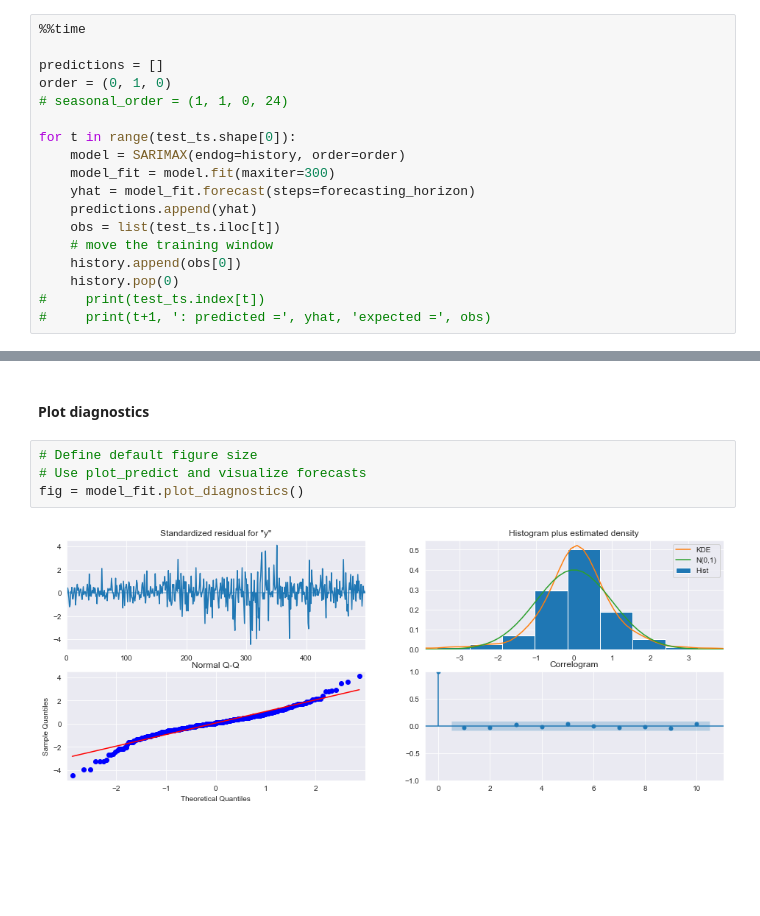
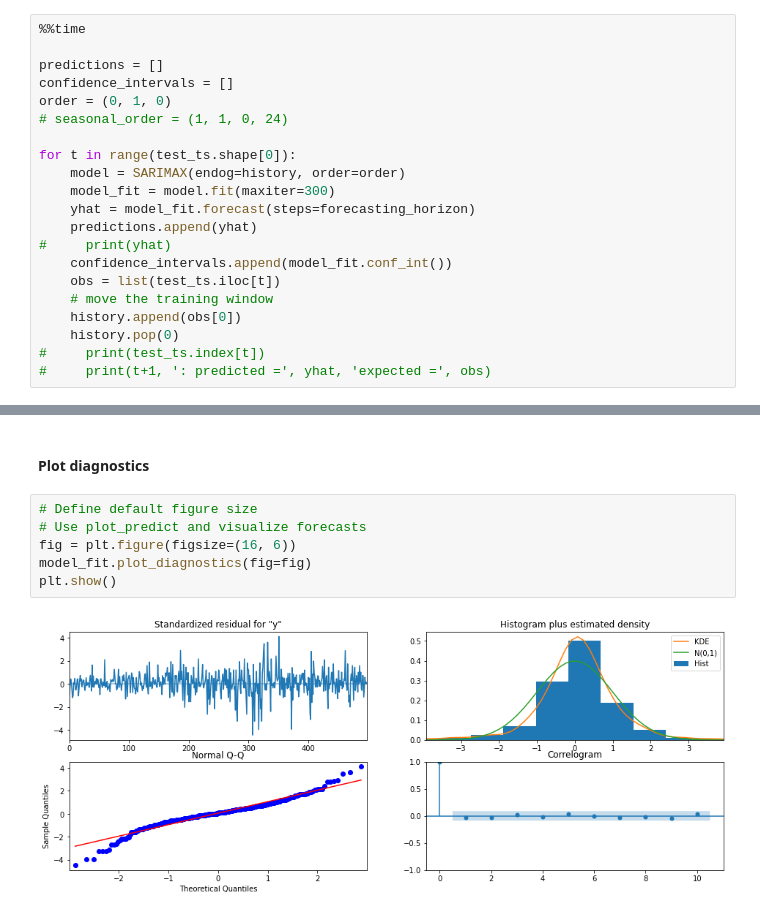
Before and after one commit to vantuan5644/StockPriceForecasting, a Jupyter notebook: notebooks/EDA_baseline.ipynb, the cells around one changed output, grey strips where cells are left out. Cells and saved outputs as stored; diff of their text form; blank space fills up the shorter version.

```diff
--- a/notebooks/EDA_baseline.ipynb
+++ b/notebooks/EDA_baseline.ipynb
@@ -712,6 +724,7 @@ Warnings:
 %%time
 
 predictions = []
+confidence_intervals = []
 order = (0, 1, 0)
 # seasonal_order = (1, 1, 0, 24)
 
@@ -720,6 +733,8 @@ for t in range(test_ts.shape[0]):
     model_fit = model.fit(maxiter=300)
     yhat = model_fit.forecast(steps=forecasting_horizon)
     predictions.append(yhat)
+#     print(yhat)
+    confidence_intervals.append(model_fit.conf_int())
     obs = list(test_ts.iloc[t])
     # move the training window
     history.append(obs[0])
@@ -818,8 +834,10 @@ No handles with labels found to put in legend.
 # %%
 # Define default figure size
 # Use plot_predict and visualize forecasts
-fig = model_fit.plot_diagnostics()
+fig = plt.figure(figsize=(16, 6))
+model_fit.plot_diagnostics(fig=fig)
+plt.show()
 # %% [output]
-[figure, old version]
+[figure, new version]
 # %%
 y_pred = eval_df[eval_df.iloc[:, 1] == 't+1']['prediction'].values[:forecasting_horizon]
```
Also changed, not shown: parts of 19 cells of this notebook, 5 other files.
